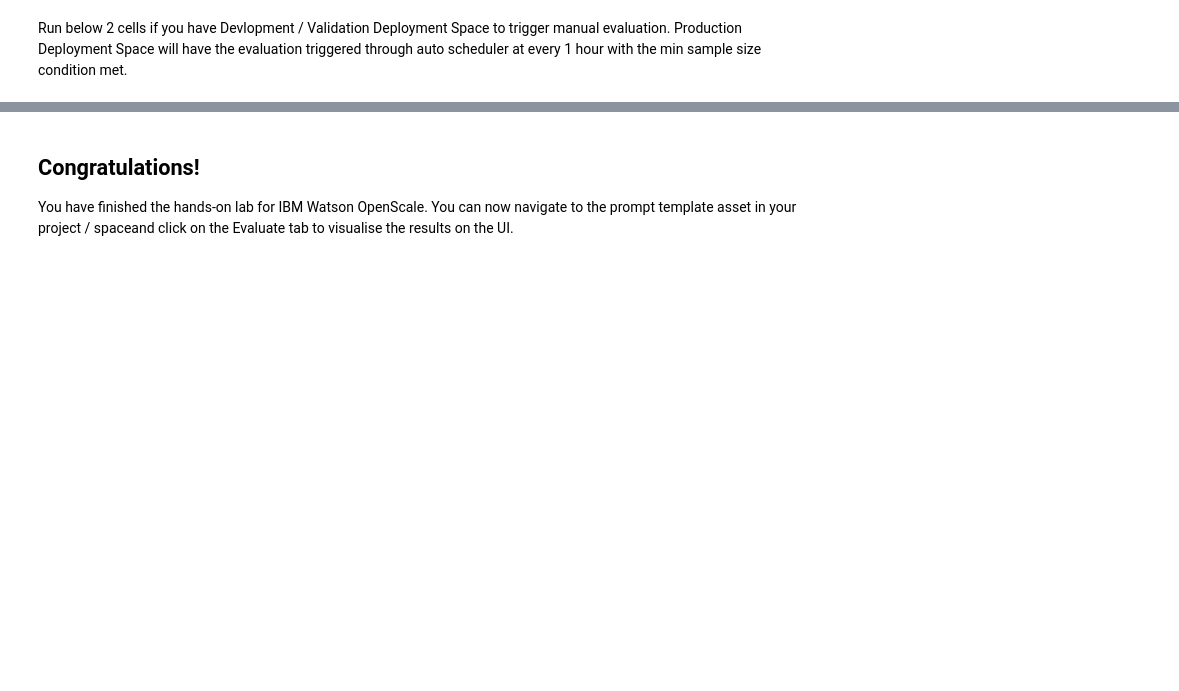
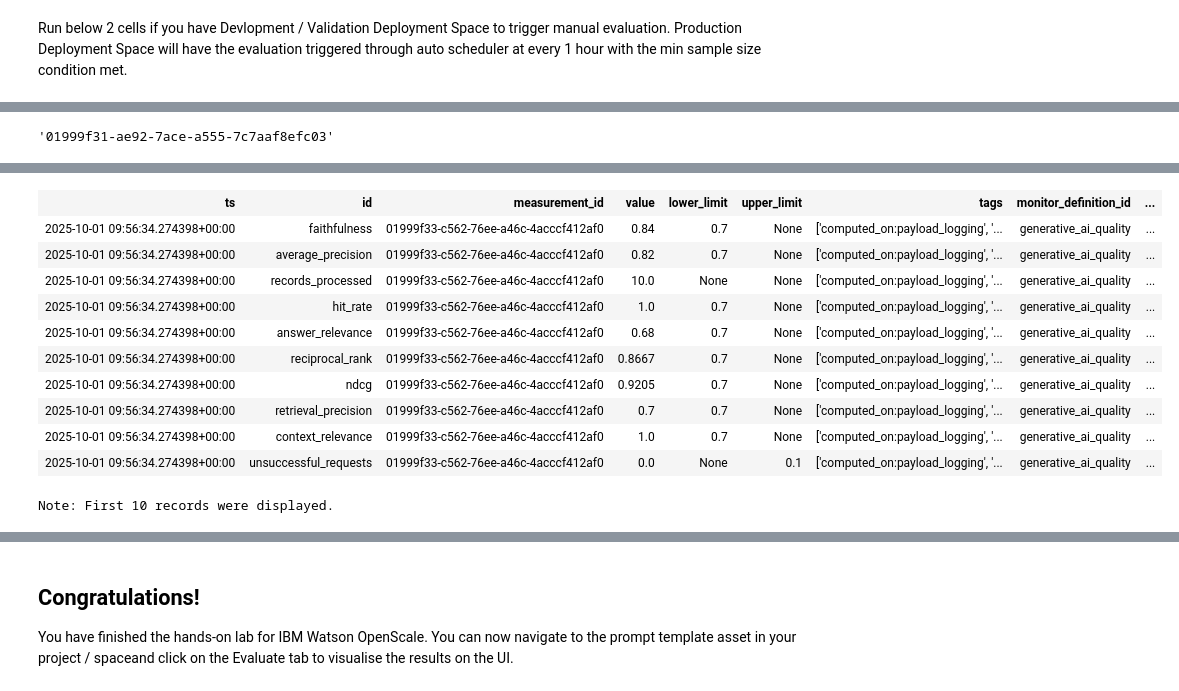
Before and after one commit to ibm-self-serve-assets/building-blocks, a Jupyter notebook: trusted-ai/runtime-evaluations/generative_ai/notebooks/Automated_Prompt_Evaluation_for_Production.ipynb, the cells around one changed output, grey strips where cells are left out. Saved outputs shown, nothing was run; the diff lists cells and outputs as text; code cells hidden in the pictures; blank space fills up the shorter version.

Commit message:
Updated Automated Prompt Evaluation notebook to display Gen AI Metrics with LLM As a Judge

```diff
--- a/trusted-ai/runtime-evaluations/generative_ai/notebooks/Automated_Prompt_Evaluation_for_Production.ipynb
+++ b/trusted-ai/runtime-evaluations/generative_ai/notebooks/Automated_Prompt_Evaluation_for_Production.ipynb
@@ -281,7 +321,7 @@ payload = {
     },
     "base_model_id": "meta-llama/llama-3-70b-instruct",
     "description": "rag qa deployment",
-    "name": "TEST model deployment_DO_NOT_USE_v93",
+    "name": "RAG Prompt Evaluation",
     "space_id": space_id
 }
 
@@ -307,7 +349,7 @@ from ibm_watson_openscale import *
 from ibm_watson_openscale.supporting_classes.enums import *
 from ibm_watson_openscale.supporting_classes import *
 
-service_instance_id = None # Update this to refer to a particular service instance
+service_instance_id = "2c08665d-dacd-4fe2-9035-6963dc3fb1a4" # Update this to refer to a particular service instance
 authenticator = IAMAuthenticator(
     apikey=CLOUD_API_KEY,
     url=IAM_URL
@@ -330,7 +374,7 @@ gen_ai_evaluator = wos_client.integrated_systems.add(
             type="generative_ai_evaluator",
             parameters={
                 "evaluator_type": "watsonx.ai",
-                "model_id": "meta-llama/llama-3-1-8b-instruct"
+                "model_id": "meta-llama/llama-3-3-70b-instruct"
             },
             credentials=WML_CREDENTIALS
         )
@@ -492,0 +633,14 @@ response  = wos_client.monitor_instances.mrm.evaluate_risk(
+# %%
+monitor_definition_id = "generative_ai_quality"
+result = wos_client.monitor_instances.list(data_mart_id = data_mart_id,
+                                           monitor_definition_id = monitor_definition_id,
+                                           target_target_id = target_target_id,
+                                           space_id = space_id).result
+result_json = result._to_dict()
+genaiquality_monitor_id = result_json["monitor_instances"][0]["metadata"]["id"]
+genaiquality_monitor_id
+# %% [output]
+'01999f31-ae92-7ace-a555-7c7aaf8efc03'
+# %%
+wos_client.monitor_instances.show_metrics(monitor_instance_id=genaiquality_monitor_id, space_id=space_id)
+# %% [output]
@@ -493,3 +648,15 @@ response  = wos_client.monitor_instances.mrm.evaluate_risk(
+| ts | id | measurement_id | value | lower_limit | upper_limit | tags | monitor_definition_id | ... |
+| 2025-10-01 09:56:34.274398+00:00 | faithfulness | 01999f33-c562-76ee-a46c-4acccf412af0 | 0.84 | 0.7 | None | ['computed_on:payload_logging', '... | generative_ai_quality | ... |
+| 2025-10-01 09:56:34.274398+00:00 | average_precision | 01999f33-c562-76ee-a46c-4acccf412af0 | 0.82 | 0.7 | None | ['computed_on:payload_logging', '... | generative_ai_quality | ... |
+| 2025-10-01 09:56:34.274398+00:00 | records_processed | 01999f33-c562-76ee-a46c-4acccf412af0 | 10.0 | None | None | ['computed_on:payload_logging', '... | generative_ai_quality | ... |
+| 2025-10-01 09:56:34.274398+00:00 | hit_rate | 01999f33-c562-76ee-a46c-4acccf412af0 | 1.0 | 0.7 | None | ['computed_on:payload_logging', '... | generative_ai_quality | ... |
+| 2025-10-01 09:56:34.274398+00:00 | answer_relevance | 01999f33-c562-76ee-a46c-4acccf412af0 | 0.68 | 0.7 | None | ['computed_on:payload_logging', '... | generative_ai_quality | ... |
+| 2025-10-01 09:56:34.274398+00:00 | reciprocal_rank | 01999f33-c562-76ee-a46c-4acccf412af0 | 0.8667 | 0.7 | None | ['computed_on:payload_logging', '... | generative_ai_quality | ... |
+| 2025-10-01 09:56:34.274398+00:00 | ndcg | 01999f33-c562-76ee-a46c-4acccf412af0 | 0.9205 | 0.7 | None | ['computed_on:payload_logging', '... | generative_ai_quality | ... |
+| 2025-10-01 09:56:34.274398+00:00 | retrieval_precision | 01999f33-c562-76ee-a46c-4acccf412af0 | 0.7 | 0.7 | None | ['computed_on:payload_logging', '... | generative_ai_quality | ... |
+| 2025-10-01 09:56:34.274398+00:00 | context_relevance | 01999f33-c562-76ee-a46c-4acccf412af0 | 1.0 | 0.7 | None | ['computed_on:payload_logging', '... | generative_ai_quality | ... |
+| 2025-10-01 09:56:34.274398+00:00 | unsuccessful_requests | 01999f33-c562-76ee-a46c-4acccf412af0 | 0.0 | None | 0.1 | ['computed_on:payload_logging', '... | generative_ai_quality | ... |
+Note: First 10 records were displayed.
 # %%
 factsheets_url = "https://dataplatform.cloud.ibm.com/ml-runtime/deployments/{}/details?space_id={}&context=wx&flush=true".format(deployment_id, space_id)
 
```
Also changed, not shown: parts of 25 cells of this notebook, 1 other file.
